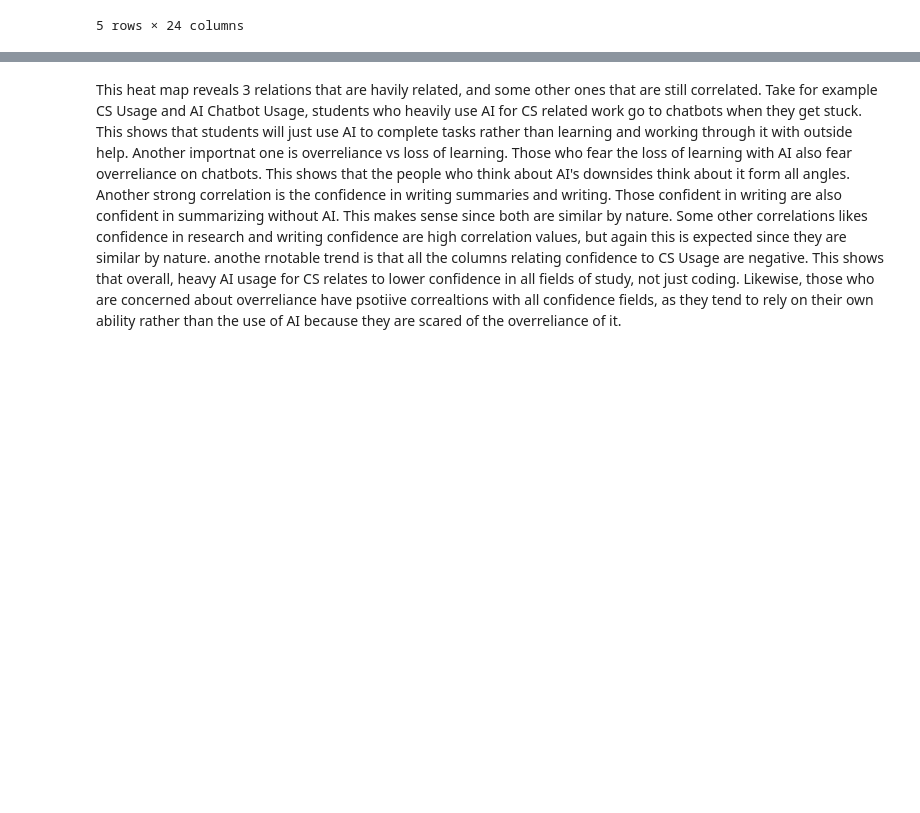
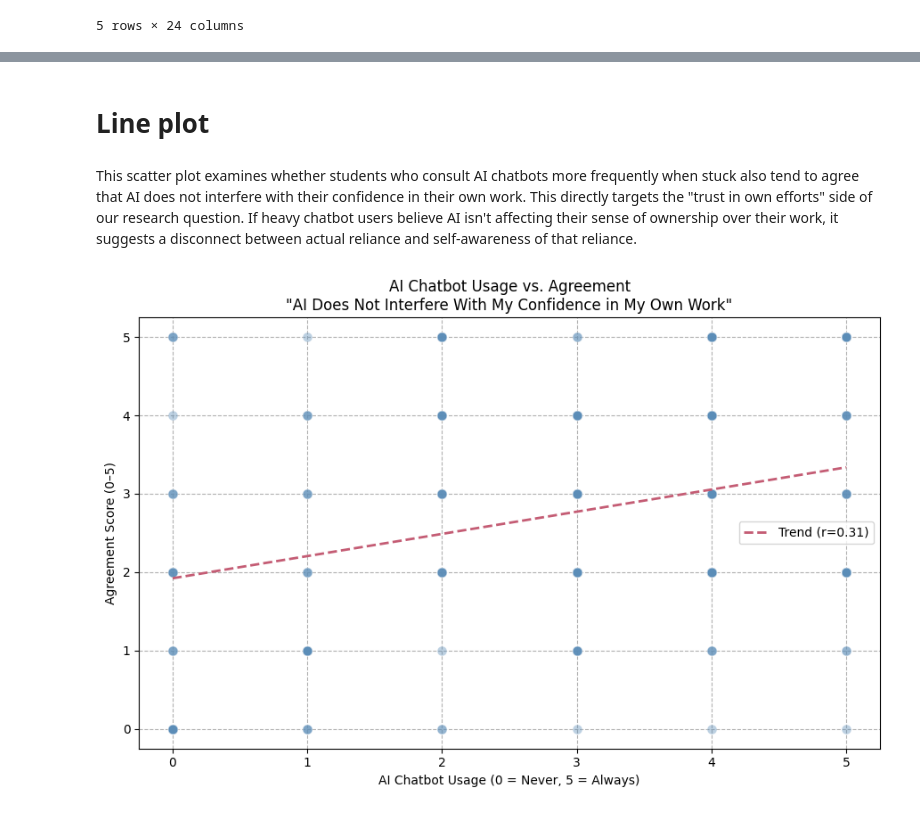
Before and after one commit to SangeetBarkataki10/CS105Minproject-SSTMA, a Jupyter notebook: SSTMA_CS105.ipynb, the cells around one changed output, grey strips where cells are left out. Saved outputs shown, nothing was run; the diff lists cells and outputs as text; code cells hidden in the pictures; blank space fills up the shorter version.

```diff
--- a/SSTMA_CS105.ipynb
+++ b/SSTMA_CS105.ipynb
@@ -144,2 +62,37 @@ Summarization Confidence                  0.68                      1.00
-# %% [markdown]
-This heat map reveals 3 relations that are havily related, and some other ones that are still correlated. Take for example CS Usage and AI Chatbot Usage, students who heavily use AI for CS related work go to chatbots when they get stuck. This shows that students will just use AI to complete tasks rather than learning and working through it with outside help. Another importnat one is overreliance vs loss of learning. Those who fear the loss of learning with AI also fear overreliance on chatbots. This shows that the people who think about AI's downsides think about it form all angles. Another strong correlation is the confidence in writing summaries and writing. Those confident in writing are also confident in summarizing without AI. This makes sense since both are similar by nature. Some other correlations likes confidence in research and writing confidence are high correlation values, but again this is expected since they are similar by nature. anothe rnotable trend is that all the columns relating confidence to CS Usage are negative. This shows that overall, heavy AI usage for CS relates to lower confidence in all fields of study, not just coding. Likewise, those who are concerned about overreliance have psotiive correaltions with all confidence fields, as they tend to rely on their own ability rather than the use of AI because they are scared of the overreliance of it.
+# %% [markdown]
+# Line plot
+# %% [markdown]
+This scatter plot examines whether students who consult AI chatbots more frequently when stuck also tend to agree that AI does not interfere with their confidence in their own work. This directly targets the "trust in own efforts" side of our research question. If heavy chatbot users believe AI isn't affecting their sense of ownership over their work, it suggests a disconnect between actual reliance and self-awareness of that reliance.
+# %%
+import pandas as pd
+import numpy as np
+import matplotlib.pyplot as plt
+
+scatter_df = df[['AI Chatbot Usage', 'Agreement']].dropna()
+
+fig, ax = plt.subplots(figsize=(9, 6))
+
+ax.scatter(scatter_df['AI Chatbot Usage'], scatter_df['Agreement'],
+           alpha=0.4, edgecolors='white', linewidth=0.4, s=60, color='#5B8DB8')
+
+x = scatter_df['AI Chatbot Usage'].values.astype(float)
+y = scatter_df['Agreement'].values.astype(float)
+mask = np.isfinite(x) & np.isfinite(y)
+x, y = x[mask], y[mask]
+m, b = np.polyfit(x, y, 1)
+r = np.corrcoef(x, y)[0, 1]
+x_line = np.linspace(x.min(), x.max(), 100)
+ax.plot(x_line, m * x_line + b, color='#C45C74', linewidth=2, linestyle='--', label=f'Trend (r={r:.2f})')
+
+ax.set_xlabel('AI Chatbot Usage (0 = Never, 5 = Always)')
+ax.set_ylabel('Agreement Score (0–5)')
+ax.set_title('AI Chatbot Usage vs. Agreement\n"AI Does Not Interfere With My Confidence in My Own Work"')
+ax.set_xticks(range(0, 6))
+ax.set_yticks(range(0, 6))
+ax.grid(linestyle='--')
+ax.set_axisbelow(True)
+ax.legend()
+plt.tight_layout()
+plt.show()
+# %% [output]
+[figure, added]
```
Also changed, not shown: parts of 14 cells of this notebook.
